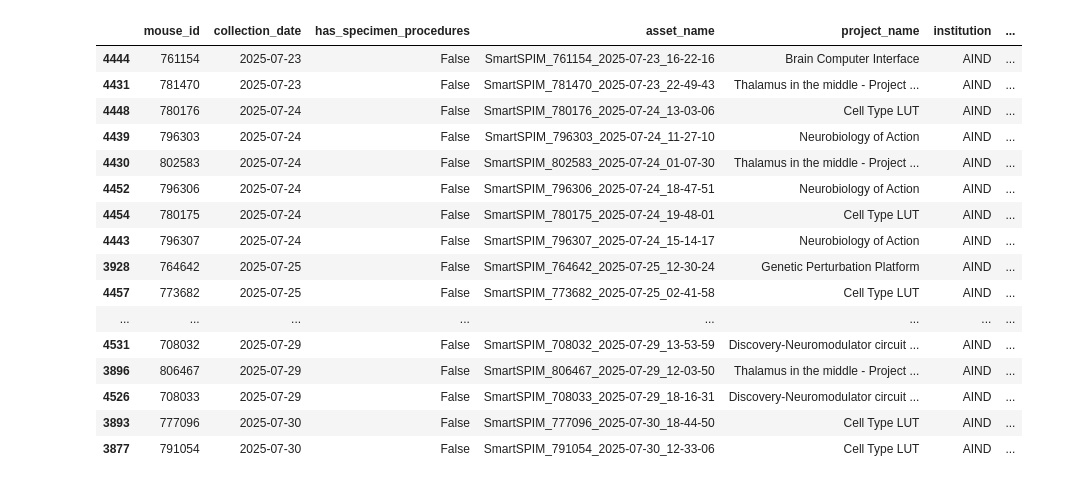
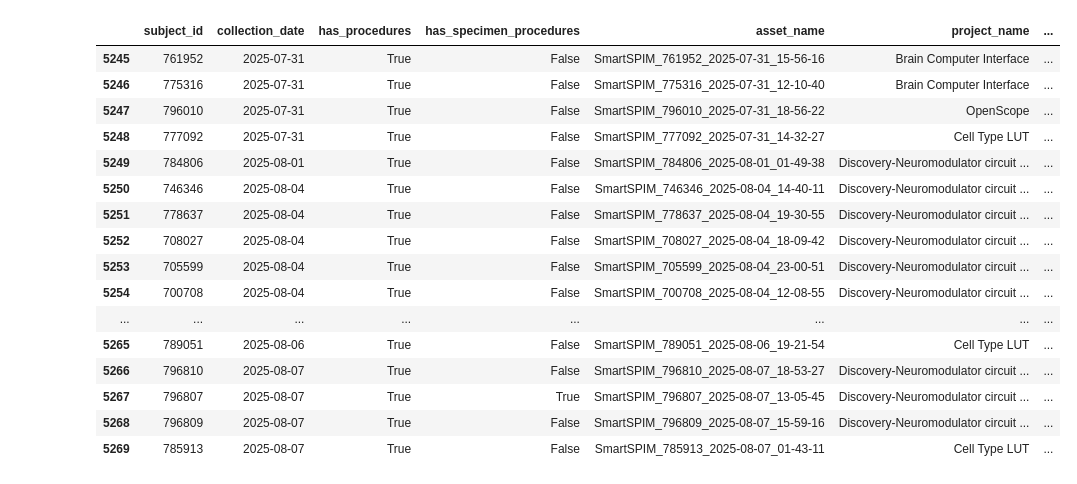
Before and after one commit to dougollerenshaw/aind-workbench, a Jupyter notebook: projects/patchseq_metadata/2025.08.08_specimen_procedures_exploration.ipynb, the cells around one changed output. Drawn from its saved outputs; the diff is of its cells as text; code cells hidden in the pictures.

```diff
--- a/projects/patchseq_metadata/2025.08.08_specimen_procedures_exploration.ipynb
+++ b/projects/patchseq_metadata/2025.08.08_specimen_procedures_exploration.ipynb
@@ -153,23 +87,5 @@ Sample subjects: ['018559', '019603', '3283906', '3283909', '46044', '568103', '
 # %%
-import pandas as pd
-
-# Get all SmartSPIM records with the fields we need
-print("Querying database for all SmartSPIM records with procedures...")
-
-smartspim_with_procedures = client.retrieve_docdb_records(
-    filter_query={"name": {"$regex": "SmartSPIM", "$options": "i"}},
-    projection={
-        "name": 1,
-        "subject.subject_id": 1,
-        "procedures.specimen_procedures": 1,
-        "data_description.project_name": 1,
-        "data_description.institution.abbreviation": 1,
-    }
-)
-
-print(f"Retrieved {len(smartspim_with_procedures)} SmartSPIM records")
-
-# Process each record
+# Process each record and build out a summary DataFrame
 data = []
 for record in smartspim_with_procedures:
     # Extract subject ID
@@ -191,9 +107,12 @@ for record in smartspim_with_procedures:
     except:
         pass
 
-    # Check specimen_procedures
+    # Check if procedures exists and has content
+    procedures = record.get('procedures', {})
+    has_procedures = bool(procedures and len(procedures) > 0)
+
+    # Check specimen_procedures specifically
     has_specimen_procedures = False
-    procedures = record.get('procedures', {})
     if procedures:
         specimen_procedures = procedures.get('specimen_procedures', [])
         has_specimen_procedures = len(specimen_procedures) > 0
@@ -202,8 +121,9 @@ for record in smartspim_with_procedures:
     in_spreadsheet = str(subject_id) in spreadsheet_subjects
 
     data.append({
-        'mouse_id': subject_id,
+        'subject_id': subject_id,
         'collection_date': collection_date,
+        'has_procedures': has_procedures,
         'has_specimen_procedures': has_specimen_procedures,
         'asset_name': asset_name,
         'project_name': record.get('data_description', {}).get('project_name', 'Unknown'),
@@ -212,13 +132,10 @@ for record in smartspim_with_procedures:
     })
 
 # Create DataFrame
-df = pd.DataFrame(data)
-
-# Remove duplicates (keep first occurrence for each mouse)
-df_unique = df.drop_duplicates(subset=['mouse_id'], keep='first')
+summary_df = pd.DataFrame(data)
 
 # Sort by collection date
-df_unique = df_unique.sort_values('collection_date')
+summary_df = summary_df.sort_values('collection_date').reset_index(drop=True)
 
-df_unique
+summary_df
 # %% [output]
@@ -285,21 +189,21 @@ df_unique.query('has_specimen_procedures == True').tail(25)
 # %%
-df_unique.query('in_spreadsheet == True').tail(25)
+summary_df.query('in_spreadsheet == True').tail(25)
 # %% [output]
-|  | mouse_id | collection_date | has_specimen_procedures | asset_name | project_name | institution | ... |
-| 4444 | 761154 | 2025-07-23 | False | SmartSPIM_761154_2025-07-23_16-22-16 | Brain Computer Interface | AIND | ... |
-| 4431 | 781470 | 2025-07-23 | False | SmartSPIM_781470_2025-07-23_22-49-43 | Thalamus in the middle - Project ... | AIND | ... |
-| 4448 | 780176 | 2025-07-24 | False | SmartSPIM_780176_2025-07-24_13-03-06 | Cell Type LUT | AIND | ... |
-| 4439 | 796303 | 2025-07-24 | False | SmartSPIM_796303_2025-07-24_11-27-10 | Neurobiology of Action | AIND | ... |
-| 4430 | 802583 | 2025-07-24 | False | SmartSPIM_802583_2025-07-24_01-07-30 | Thalamus in the middle - Project ... | AIND | ... |
-| 4452 | 796306 | 2025-07-24 | False | SmartSPIM_796306_2025-07-24_18-47-51 | Neurobiology of Action | AIND | ... |
-| 4454 | 780175 | 2025-07-24 | False | SmartSPIM_780175_2025-07-24_19-48-01 | Cell Type LUT | AIND | ... |
-| 4443 | 796307 | 2025-07-24 | False | SmartSPIM_796307_2025-07-24_15-14-17 | Neurobiology of Action | AIND | ... |
-| 3928 | 764642 | 2025-07-25 | False | SmartSPIM_764642_2025-07-25_12-30-24 | Genetic Perturbation Platform | AIND | ... |
-| 4457 | 773682 | 2025-07-25 | False | SmartSPIM_773682_2025-07-25_02-41-58 | Cell Type LUT | AIND | ... |
+|  | subject_id | collection_date | has_procedures | has_specimen_procedures | asset_name | project_name | ... |
+| 5245 | 761952 | 2025-07-31 | True | False | SmartSPIM_761952_2025-07-31_15-56-16 | Brain Computer Interface | ... |
+| 5246 | 775316 | 2025-07-31 | True | False | SmartSPIM_775316_2025-07-31_12-10-40 | Brain Computer Interface | ... |
+| 5247 | 796010 | 2025-07-31 | True | False | SmartSPIM_796010_2025-07-31_18-56-22 | OpenScope | ... |
+| 5248 | 777092 | 2025-07-31 | True | False | SmartSPIM_777092_2025-07-31_14-32-27 | Cell Type LUT | ... |
+| 5249 | 784806 | 2025-08-01 | True | False | SmartSPIM_784806_2025-08-01_01-49-38 | Discovery-Neuromodulator circuit ... | ... |
+| 5250 | 746346 | 2025-08-04 | True | False | SmartSPIM_746346_2025-08-04_14-40-11 | Discovery-Neuromodulator circuit ... | ... |
+| 5251 | 778637 | 2025-08-04 | True | False | SmartSPIM_778637_2025-08-04_19-30-55 | Discovery-Neuromodulator circuit ... | ... |
+| 5252 | 708027 | 2025-08-04 | True | False | SmartSPIM_708027_2025-08-04_18-09-42 | Discovery-Neuromodulator circuit ... | ... |
+| 5253 | 705599 | 2025-08-04 | True | False | SmartSPIM_705599_2025-08-04_23-00-51 | Discovery-Neuromodulator circuit ... | ... |
+| 5254 | 700708 | 2025-08-04 | True | False | SmartSPIM_700708_2025-08-04_12-08-55 | Discovery-Neuromodulator circuit ... | ... |
 | ... | ... | ... | ... | ... | ... | ... | ... |
-| 4531 | 708032 | 2025-07-29 | False | SmartSPIM_708032_2025-07-29_13-53-59 | Discovery-Neuromodulator circuit ... | AIND | ... |
-| 3896 | 806467 | 2025-07-29 | False | SmartSPIM_806467_2025-07-29_12-03-50 | Thalamus in the middle - Project ... | AIND | ... |
-| 4526 | 708033 | 2025-07-29 | False | SmartSPIM_708033_2025-07-29_18-16-31 | Discovery-Neuromodulator circuit ... | AIND | ... |
-| 3893 | 777096 | 2025-07-30 | False | SmartSPIM_777096_2025-07-30_18-44-50 | Cell Type LUT | AIND | ... |
-| 3877 | 791054 | 2025-07-30 | False | SmartSPIM_791054_2025-07-30_12-33-06 | Cell Type LUT | AIND | ... |
+| 5265 | 789051 | 2025-08-06 | True | False | SmartSPIM_789051_2025-08-06_19-21-54 | Cell Type LUT | ... |
+| 5266 | 796810 | 2025-08-07 | True | False | SmartSPIM_796810_2025-08-07_18-53-27 | Discovery-Neuromodulator circuit ... | ... |
+| 5267 | 796807 | 2025-08-07 | True | True | SmartSPIM_796807_2025-08-07_13-05-45 | Discovery-Neuromodulator circuit ... | ... |
+| 5268 | 796809 | 2025-08-07 | True | False | SmartSPIM_796809_2025-08-07_15-59-16 | Discovery-Neuromodulator circuit ... | ... |
+| 5269 | 785913 | 2025-08-07 | True | False | SmartSPIM_785913_2025-08-07_01-43-11 | Cell Type LUT | ... |
 # %%
```
Also changed, not shown: parts of 17 cells of this notebook, 3 other files.
